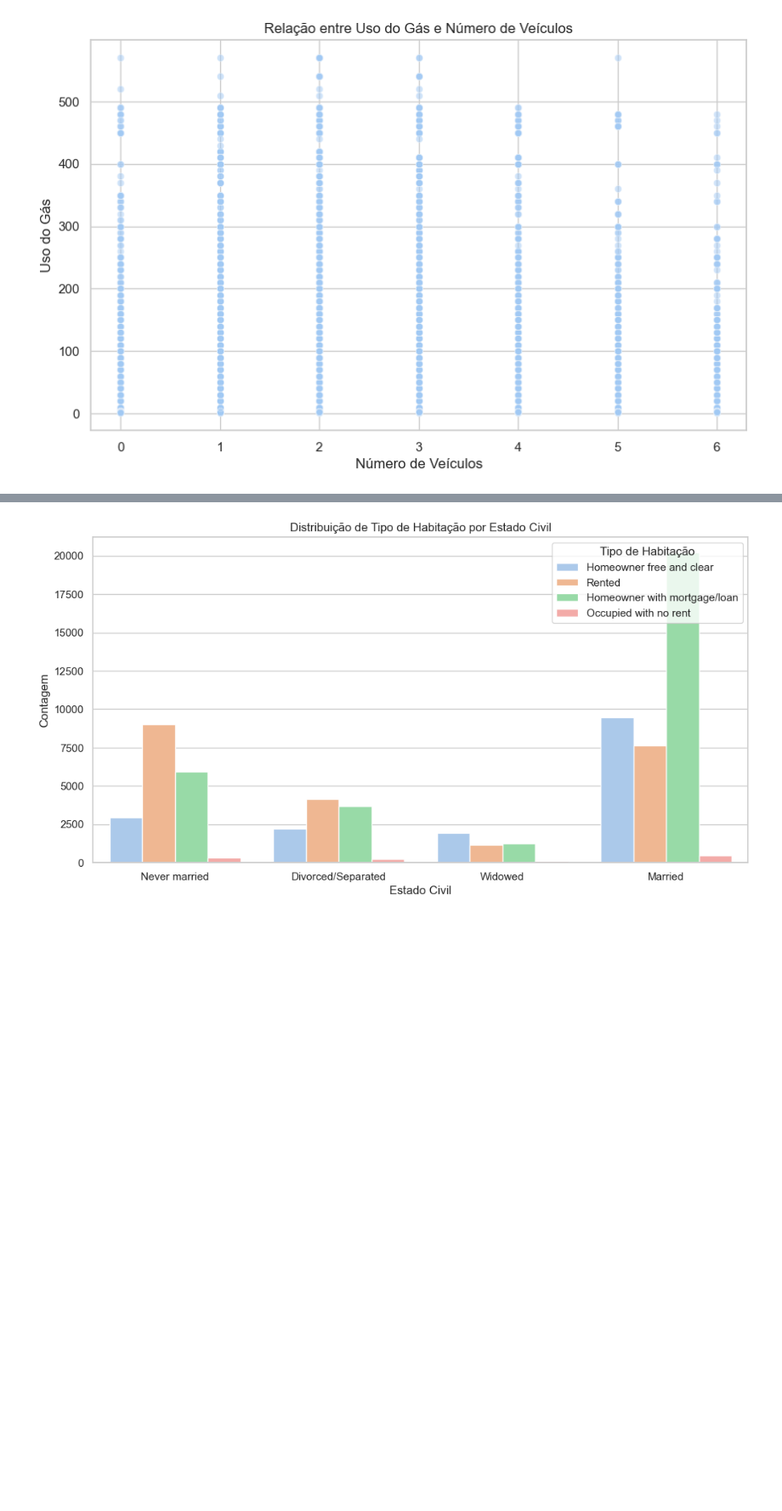
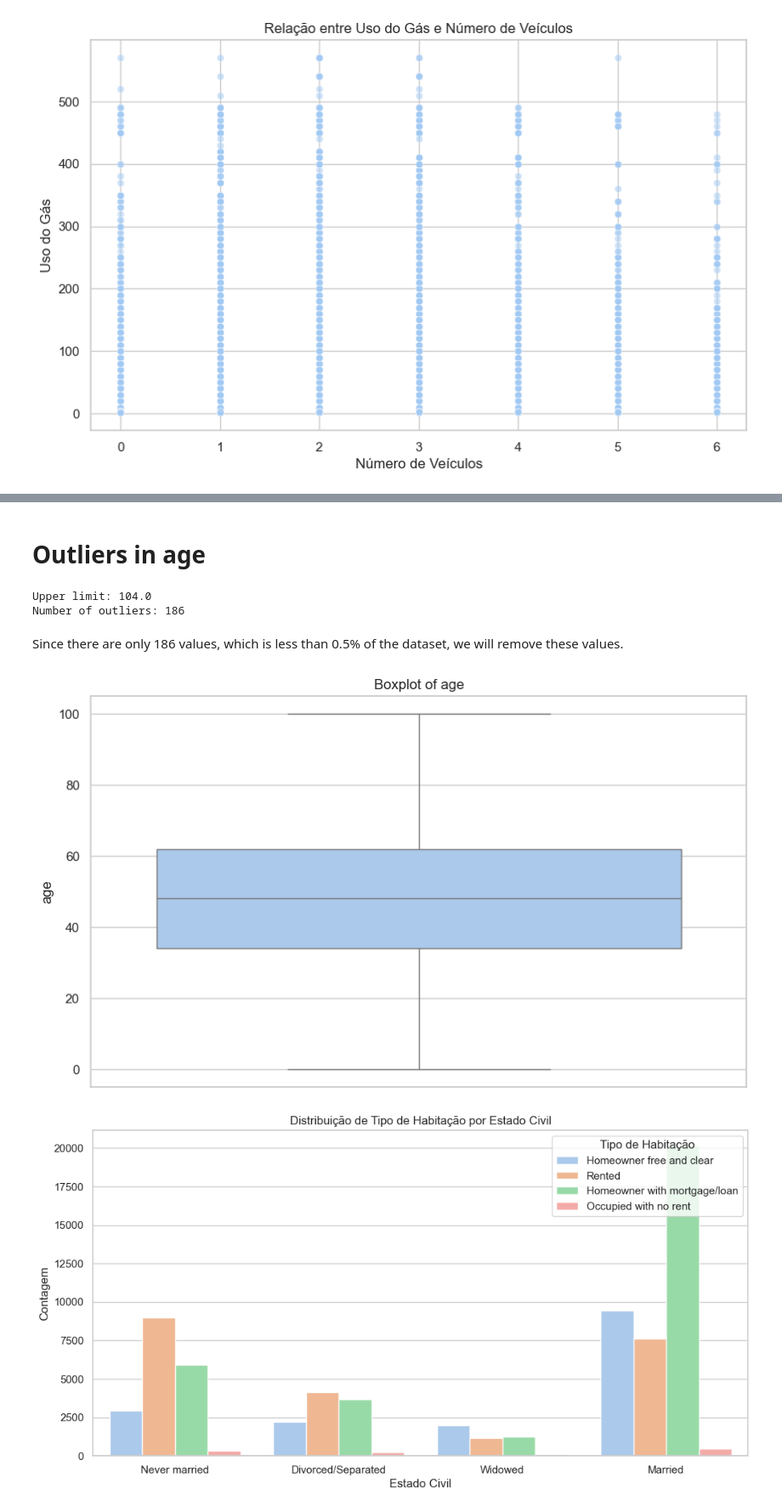
Before and after one commit to eduardooliveiraps/HealthInsurancePredictor, a Jupyter notebook: health_insurance_predictor copy.ipynb, the cells around one changed output, grey strips where cells are left out. Shown at 85% size. Cells and saved outputs as stored; diff of their text form; code cells hidden in the pictures; blank space fills up the shorter version.

```diff
--- a/health_insurance_predictor copy.ipynb
+++ b/health_insurance_predictor copy.ipynb
@@ -526,3 +511,32 @@ ou então podemos aplicar:
+# %% [markdown]
+# Outliers in age
+# %%
+Q1 = df['age'].quantile(0.25)
+Q3 = df['age'].quantile(0.75)
+IQR = Q3 - Q1
+
+upper_limit = Q3 + 1.5 * IQR
+
+print(f"Upper limit: {upper_limit}")
+
+age_outliers = df[df['age'] > upper_limit]
+age_outliers_count = age_outliers.shape[0]
+print(f"Number of outliers: {age_outliers_count}")
+# %% [output]
+Upper limit: 104.0
+Number of outliers: 186
+# %% [markdown]
+Since there are only 186 values, which is less than 0.5% of the dataset, we will remove these values.
+# %%
+df = df[df['age'] <= upper_limit]
+# %%
+plt.figure(figsize=(10, 6))
+sns.boxplot(data=df, y='age')
+plt.title('Boxplot of age')
+plt.ylabel('age')
+plt.show()
+# %% [output]
+[figure, added]
 # %%
 plt.figure(figsize=(12, 6))
 sns.countplot(data=df, x='marital_status', hue='housing_type')
```
Also changed, not shown: parts of 43 cells of this notebook, 1 other file.
